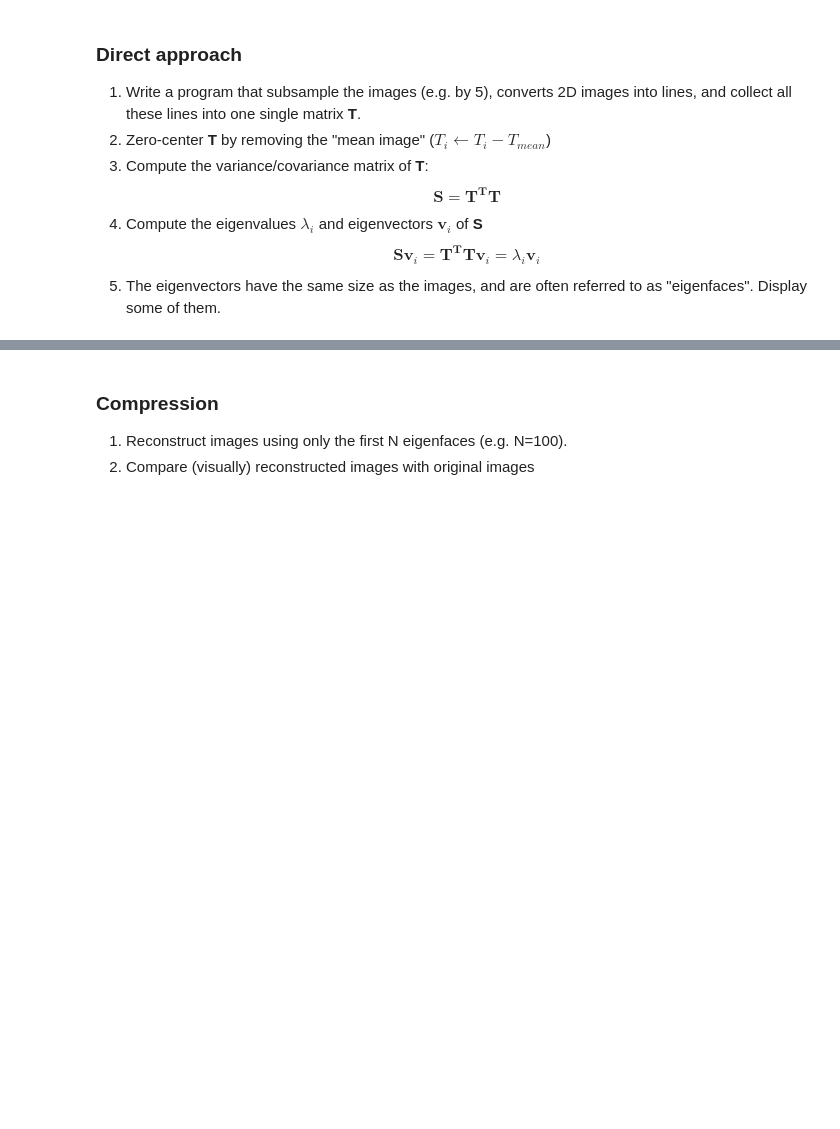
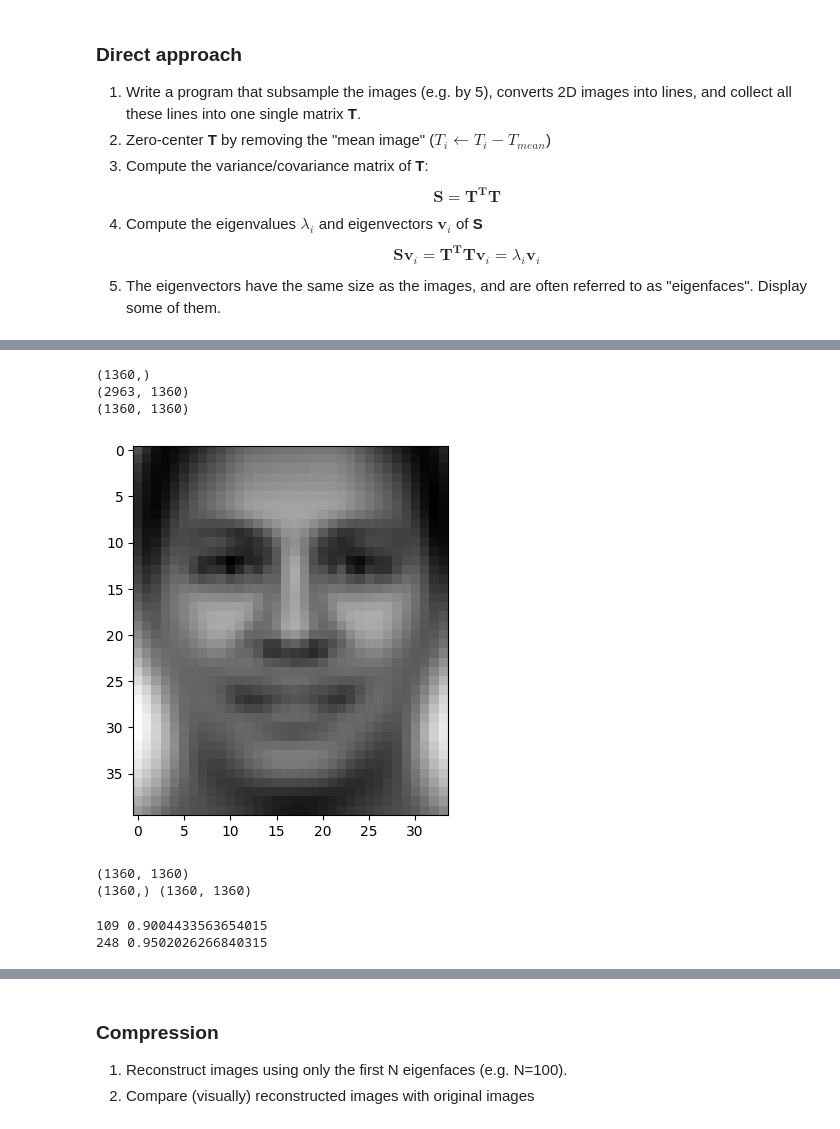
Before and after one commit to liseregn/INFO_H501, a Jupyter notebook: docs/LABS/PR2_Feature_Space.ipynb, the cells around one changed output, grey strips where cells are left out. Saved outputs shown, nothing was run; the diff lists cells and outputs as text; code cells hidden in the pictures; blank space fills up the shorter version.

```diff
--- a/docs/LABS/PR2_Feature_Space.ipynb
+++ b/docs/LABS/PR2_Feature_Space.ipynb
@@ -37,5 +118,5 @@ The `faces.npy` file contains a 3D matrix containing 2963 images, each with 170x
 from matplotlib import pyplot as plt
 %matplotlib notebook
 
-faces = np.load('../../extern_data/faces.npy')
+faces = np.load("C:/Users/regna/Documents/ULB/MA2/Q2/INFO_H501/INFO_H501/docs/LABS/faces.npy")
 print(faces.shape, faces.dtype, faces.min(), faces.max())
@@ -80,0 +170,25 @@ plt.show()
+# %%
+T = np.array([face[::5,::5].flatten() for face in faces ])
+im_mean = T.mean(axis=0)
+print(im_mean.shape)
+T = T - im_mean
+print(T.shape)
+
+#moyenne de tout les visages
+
+plt.figure()
+plt.imshow(im_mean.reshape((200//5,170//5)), cmap=plt.cm.gray)
+plt.show()
+# %% [output]
+(1360,)
+(2963, 1360)
+(1360, 1360)
+[figure, added]
+# %%
+S = np.dot(T.T,T)
+print(S.shape)
+w, v = LA.eig(S) #w : eigenvalues , v: eigenvectors
+print(w.shape,v.shape)
+# %% [output]
+(1360, 1360)
+(1360,) (1360, 1360)
@@ -80,0 +199,14 @@ plt.show()
+# %%
+explained_variance = w/w.sum()
+
+for i in range(len(explained_variance)):
+    if explained_variance[:i].sum()>0.9:
+        print(i,explained_variance[:i].sum())
+        break
+for i in range(len(explained_variance)):
+    if explained_variance[:i].sum()>0.95:
+        print(i,explained_variance[:i].sum())
+        break
+# %% [output]
+109 0.9004433563654015
+248 0.9502026266840315
```
Also changed, not shown: parts of 30 cells of this notebook.
